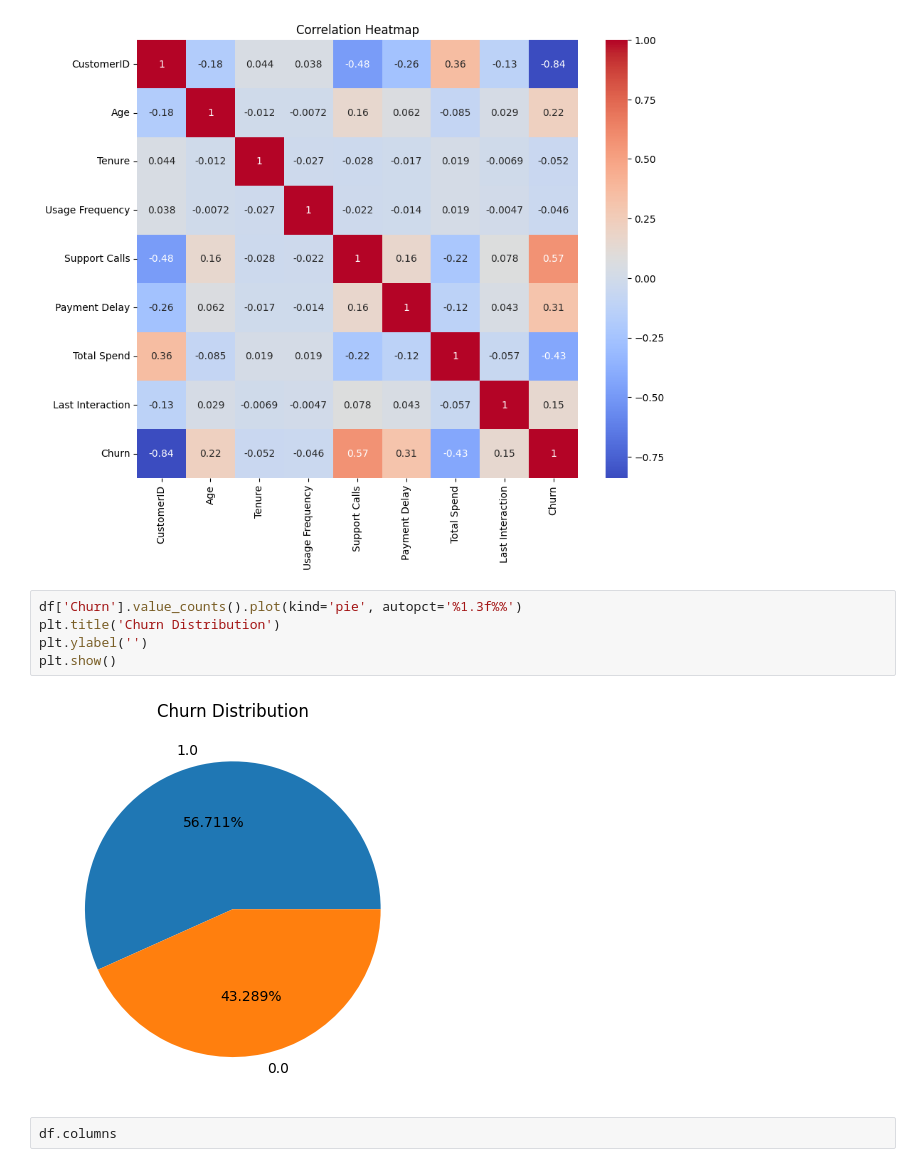
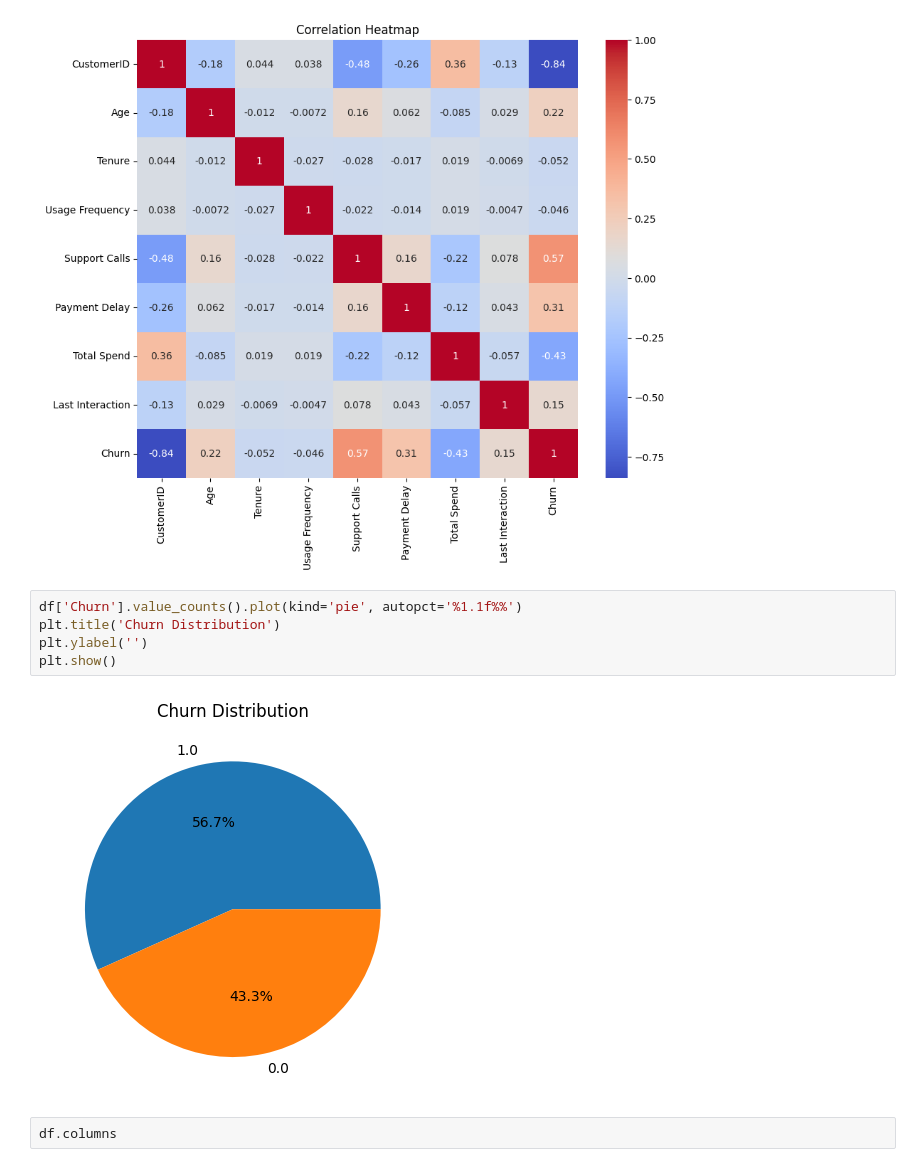
Before and after one commit to danai-coder/Customer-Churn-Analysis-Model, a Jupyter notebook: Customer_Churn_Analysis_Capstone.ipynb, the cells around one changed output. Saved outputs shown, nothing was run; the diff lists cells and outputs as text.

```diff
--- a/Customer_Churn_Analysis_Capstone.ipynb
+++ b/Customer_Churn_Analysis_Capstone.ipynb
@@ -396,12 +397,12 @@ plt.show()
 # %% [output]
 [figure]
 # %%
-df['Churn'].value_counts().plot(kind='pie', autopct='%1.3f%%')
+df['Churn'].value_counts().plot(kind='pie', autopct='%1.1f%%')
 plt.title('Churn Distribution')
 plt.ylabel('')
 plt.show()
 # %% [output]
-[figure, old version]
+[figure, new version]
 # %%
 df.columns
 # %% [output]
```
Also changed, not shown: parts of 2 cells of this notebook.
